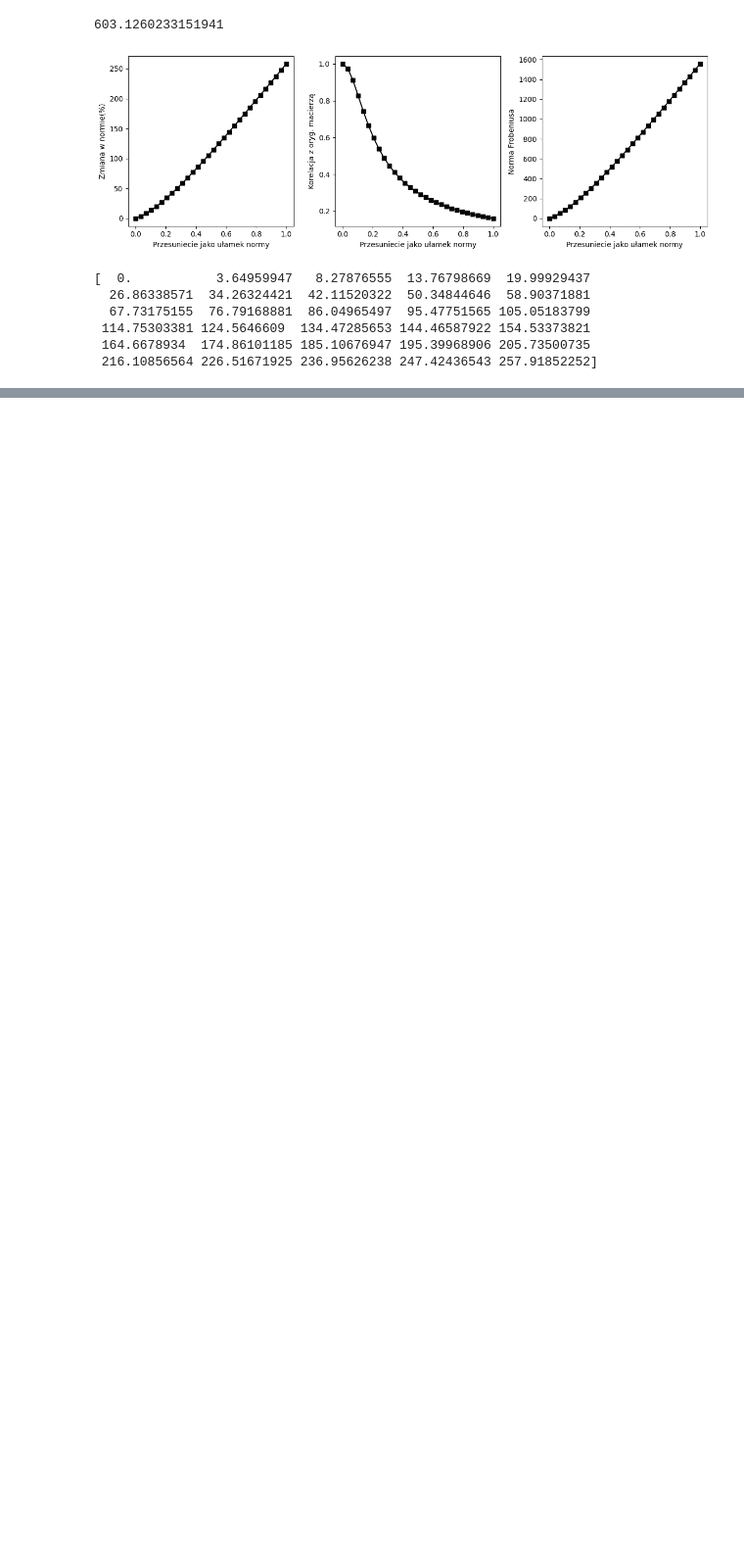
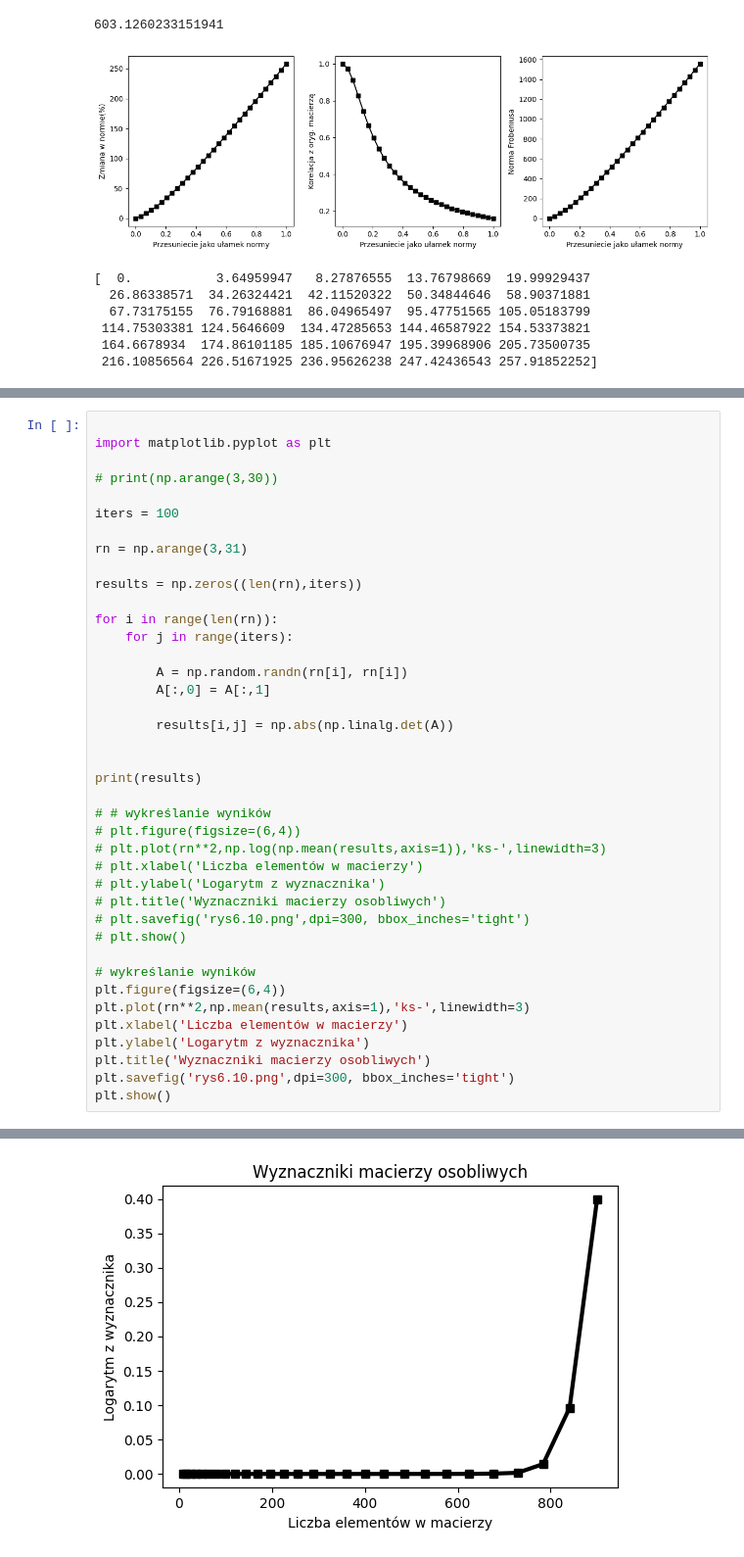
Before and after one commit to jkb-mchlk/jkb-mchlk, a Jupyter notebook: algebraliniowa.ipynb, the cells around one changed output, grey strips where cells are left out. Shown at 98% size. Saved outputs shown, nothing was run; the diff lists cells and outputs as text; blank space fills up the shorter version.

```diff
--- a/algebraliniowa.ipynb
+++ b/algebraliniowa.ipynb
@@ -1112,0 +1278,41 @@ array([63, 46, 73, 78, 36, 61, 81, 51, 89, 63, 40, 71, 89, 11, 93, 55])
+# %%
+
+import matplotlib.pyplot as plt
+
+# print(np.arange(3,30))
+
+iters = 100
+
+rn = np.arange(3,31)
+
+results = np.zeros((len(rn),iters))
+
+for i in range(len(rn)):
+    for j in range(iters):
+
+        A = np.random.randn(rn[i], rn[i])
+        A[:,0] = A[:,1]
+
+        results[i,j] = np.abs(np.linalg.det(A))
+
+
+print(results)
+
+# # wykreślanie wyników
+# plt.figure(figsize=(6,4))
+# plt.plot(rn**2,np.log(np.mean(results,axis=1)),'ks-',linewidth=3)
+# plt.xlabel('Liczba elementów w macierzy')
+# plt.ylabel('Logarytm z wyznacznika')
+# plt.title('Wyznaczniki macierzy osobliwych')
+# plt.savefig('rys6.10.png',dpi=300, bbox_inches='tight')
+# plt.show()
+
+# wykreślanie wyników
+plt.figure(figsize=(6,4))
+plt.plot(rn**2,np.mean(results,axis=1),'ks-',linewidth=3)
+plt.xlabel('Liczba elementów w macierzy')
+plt.ylabel('Logarytm z wyznacznika')
+plt.title('Wyznaczniki macierzy osobliwych')
+plt.savefig('rys6.10.png',dpi=300, bbox_inches='tight')
+plt.show()
+# %% [output]
@@ -1112,0 +1332 @@ array([63, 46, 73, 78, 36, 61, 81, 51, 89, 63, 40, 71, 89, 11, 93, 55])
+[figure, added]
```
Also changed, not shown: parts of 11 cells of this notebook.
